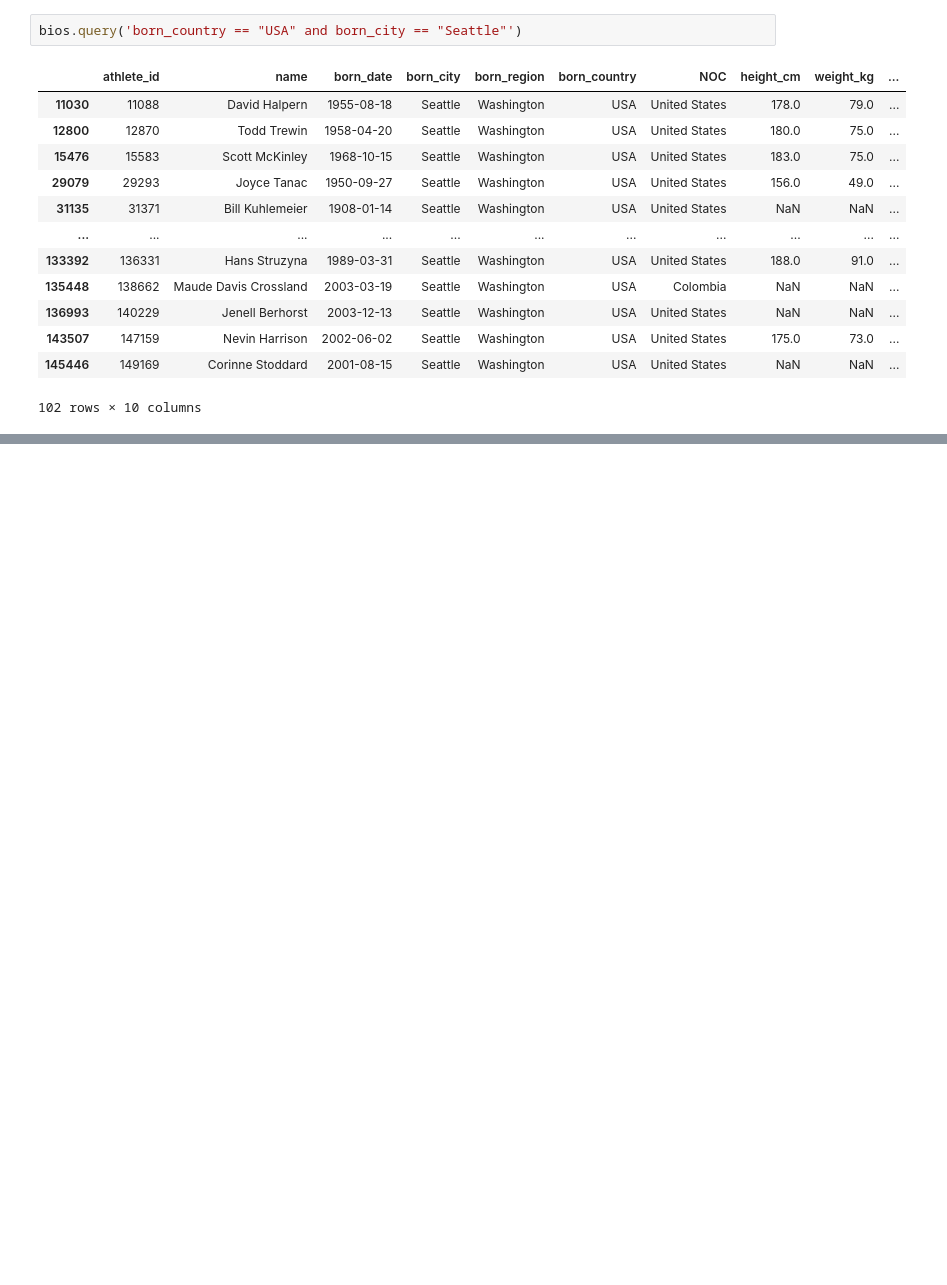
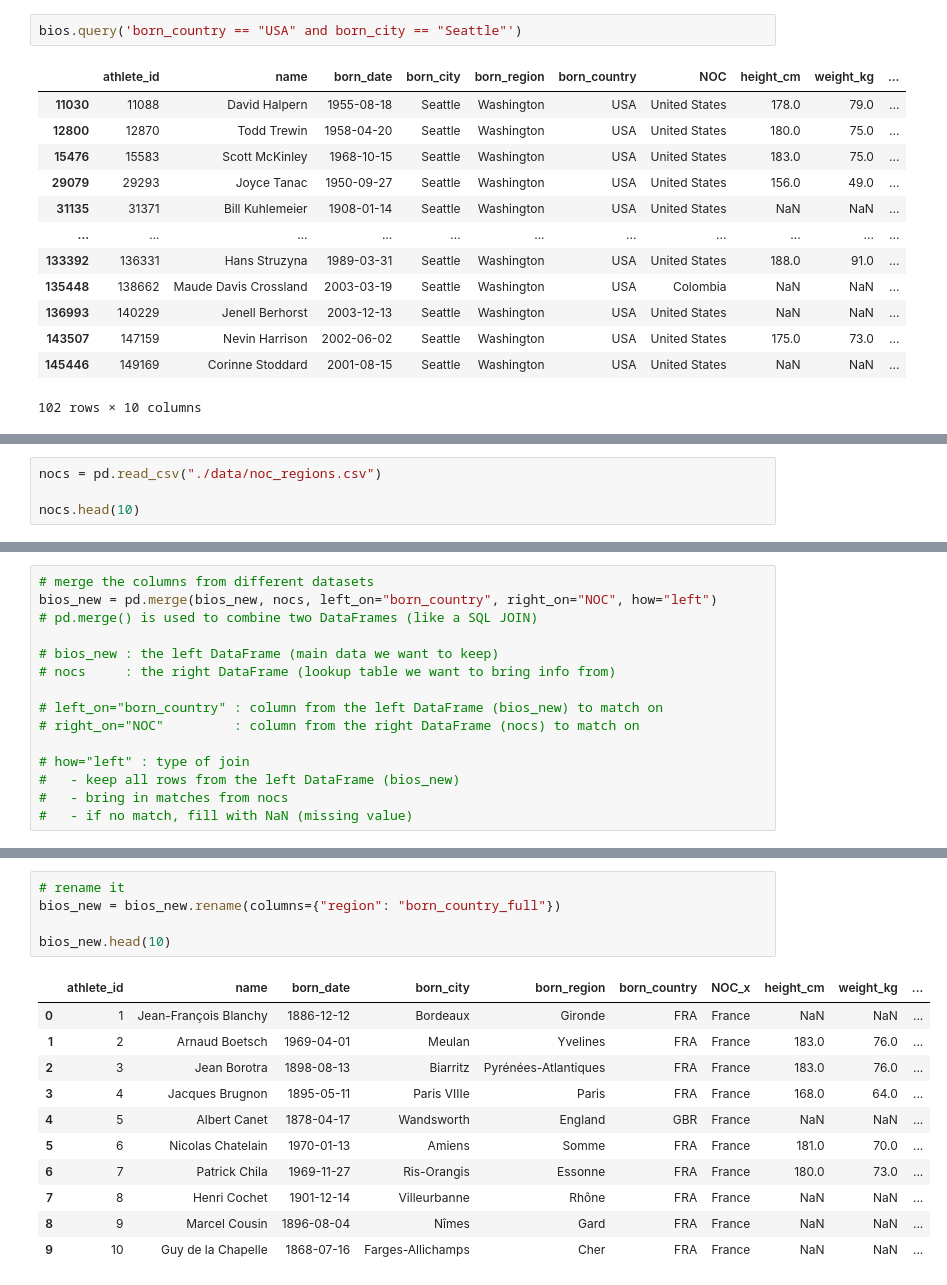
Before and after one commit to nava128/pandas-nava2-Nov2026, a Jupyter notebook: learn-pandas.ipynb, the cells around one changed output, grey strips where cells are left out. Cells and saved outputs as stored; diff of their text form; blank space fills up the shorter version.

Commit message:
Finished Handling Null Values

```diff
--- a/learn-pandas.ipynb
+++ b/learn-pandas.ipynb
@@ -438,0 +609,4 @@ bios.query('born_country == "USA" and born_city == "Seattle"')
+# %%
+nocs = pd.read_csv("./data/noc_regions.csv")
+
+nocs.head(10)
@@ -438,0 +625,15 @@ bios.query('born_country == "USA" and born_city == "Seattle"')
+# %%
+# merge the columns from different datasets
+bios_new = pd.merge(bios_new, nocs, left_on="born_country", right_on="NOC", how="left")
+# pd.merge() is used to combine two DataFrames (like a SQL JOIN)
+
+# bios_new : the left DataFrame (main data we want to keep)
+# nocs     : the right DataFrame (lookup table we want to bring info from)
+
+# left_on="born_country" : column from the left DataFrame (bios_new) to match on
+# right_on="NOC"         : column from the right DataFrame (nocs) to match on
+
+# how="left" : type of join
+#   - keep all rows from the left DataFrame (bios_new)
+#   - bring in matches from nocs
+#   - if no match, fill with NaN (missing value)
@@ -438,0 +649,17 @@ bios.query('born_country == "USA" and born_city == "Seattle"')
+# %%
+# rename it
+bios_new = bios_new.rename(columns={"region": "born_country_full"})
+
+bios_new.head(10)
+# %% [output]
+|  | athlete_id | name | born_date | born_city | born_region | born_country | NOC_x | height_cm | weight_kg | ... |
+| 0 | 1 | Jean-François Blanchy | 1886-12-12 | Bordeaux | Gironde | FRA | France | NaN | NaN | ... |
+| 1 | 2 | Arnaud Boetsch | 1969-04-01 | Meulan | Yvelines | FRA | France | 183.0 | 76.0 | ... |
+| 2 | 3 | Jean Borotra | 1898-08-13 | Biarritz | Pyrénées-Atlantiques | FRA | France | 183.0 | 76.0 | ... |
+| 3 | 4 | Jacques Brugnon | 1895-05-11 | Paris VIIIe | Paris | FRA | France | 168.0 | 64.0 | ... |
+| 4 | 5 | Albert Canet | 1878-04-17 | Wandsworth | England | GBR | France | NaN | NaN | ... |
+| 5 | 6 | Nicolas Chatelain | 1970-01-13 | Amiens | Somme | FRA | France | 181.0 | 70.0 | ... |
+| 6 | 7 | Patrick Chila | 1969-11-27 | Ris-Orangis | Essonne | FRA | France | 180.0 | 73.0 | ... |
+| 7 | 8 | Henri Cochet | 1901-12-14 | Villeurbanne | Rhône | FRA | France | NaN | NaN | ... |
+| 8 | 9 | Marcel Cousin | 1896-08-04 | Nîmes | Gard | FRA | France | NaN | NaN | ... |
+| 9 | 10 | Guy de la Chapelle | 1868-07-16 | Farges-Allichamps | Cher | FRA | France | NaN | NaN | ... |
```
Also changed, not shown: parts of 32 cells of this notebook.
